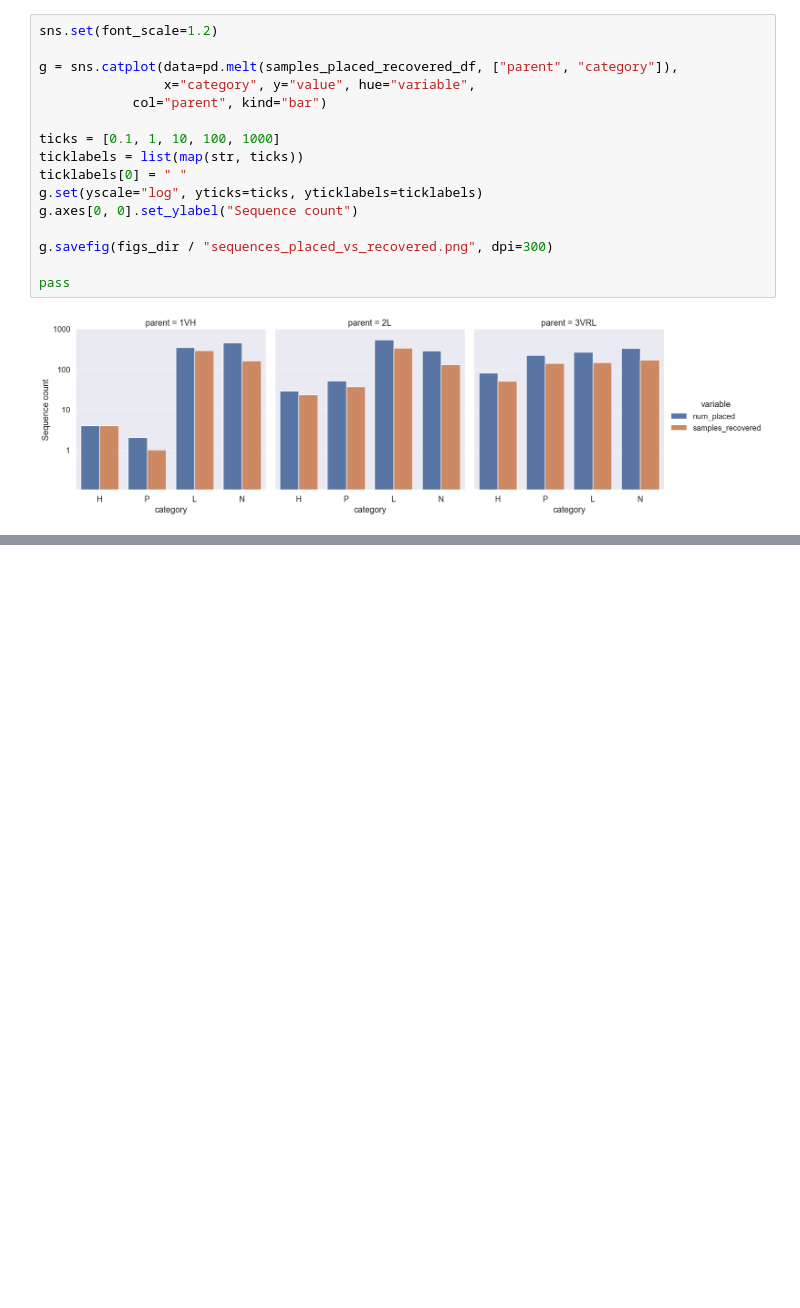
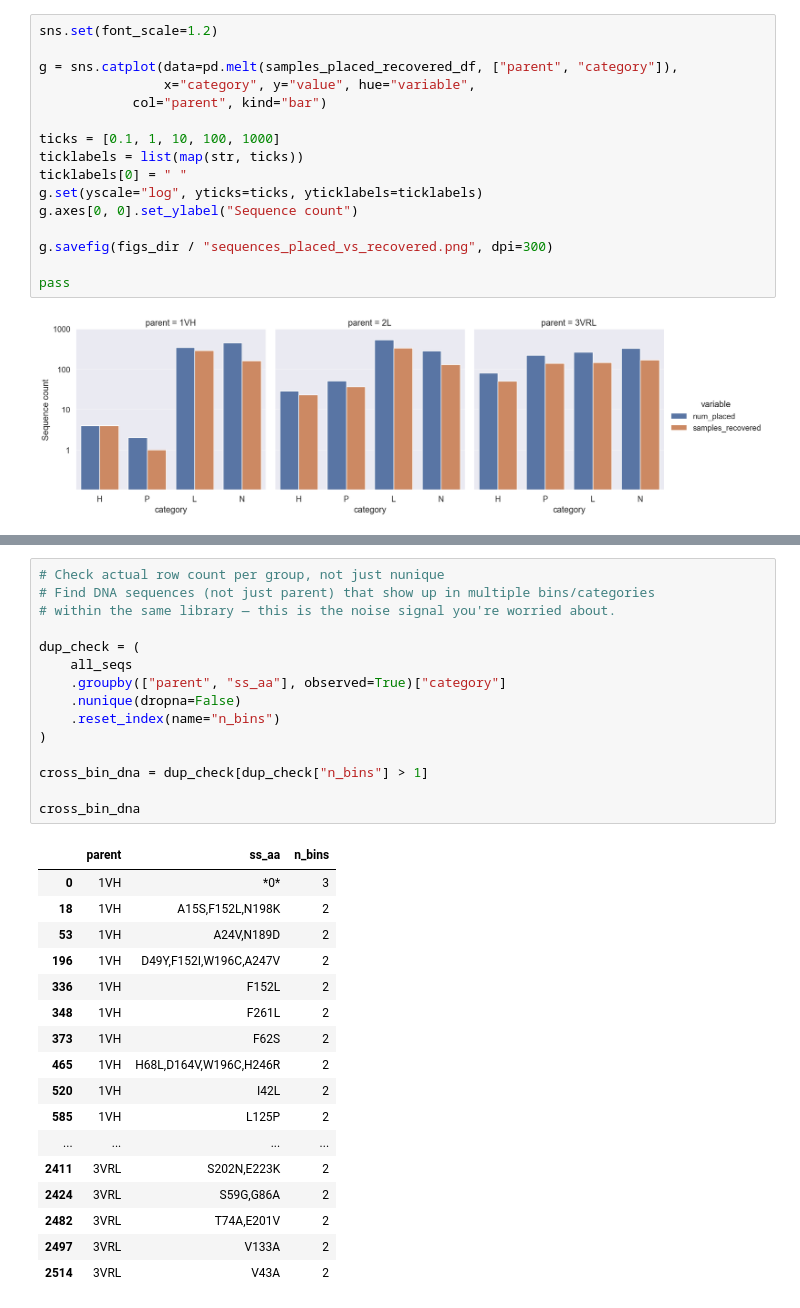
Before and after one commit to RomeroLab/sadx-latent-function, a Jupyter notebook: scripts/process_sequence_data/nb_preprocess_bam_Oct22.ipynb, the cells around one changed output, grey strips where cells are left out. Drawn from its saved outputs; the diff is of its cells as text; blank space fills up the shorter version.

```diff
--- a/scripts/process_sequence_data/nb_preprocess_bam_Oct22.ipynb
+++ b/scripts/process_sequence_data/nb_preprocess_bam_Oct22.ipynb
@@ -787,0 +884,33 @@ fig.savefig(figs_dir / "dna_sequences_recovered.png", dpi=300, bbox_inches='tigh
+# %%
+# Check actual row count per group, not just nunique
+# Find DNA sequences (not just parent) that show up in multiple bins/categories
+# within the same library — this is the noise signal you're worried about.
+
+dup_check = (
+    all_seqs
+    .groupby(["parent", "ss_aa"], observed=True)["category"]
+    .nunique(dropna=False)
+    .reset_index(name="n_bins")
+)
+
+cross_bin_dna = dup_check[dup_check["n_bins"] > 1]
+
+cross_bin_dna
+# %% [output]
+|  | parent | ss_aa | n_bins |
+| 0 | 1VH | *0* | 3 |
+| 18 | 1VH | A15S,F152L,N198K | 2 |
+| 53 | 1VH | A24V,N189D | 2 |
+| 196 | 1VH | D49Y,F152I,W196C,A247V | 2 |
+| 336 | 1VH | F152L | 2 |
+| 348 | 1VH | F261L | 2 |
+| 373 | 1VH | F62S | 2 |
+| 465 | 1VH | H68L,D164V,W196C,H246R | 2 |
+| 520 | 1VH | I42L | 2 |
+| 585 | 1VH | L125P | 2 |
+| ... | ... | ... | ... |
+| 2411 | 3VRL | S202N,E223K | 2 |
+| 2424 | 3VRL | S59G,G86A | 2 |
+| 2482 | 3VRL | T74A,E201V | 2 |
+| 2497 | 3VRL | V133A | 2 |
+| 2514 | 3VRL | V43A | 2 |
```
Also changed, not shown: parts of 5 cells of this notebook, 9 other files.
